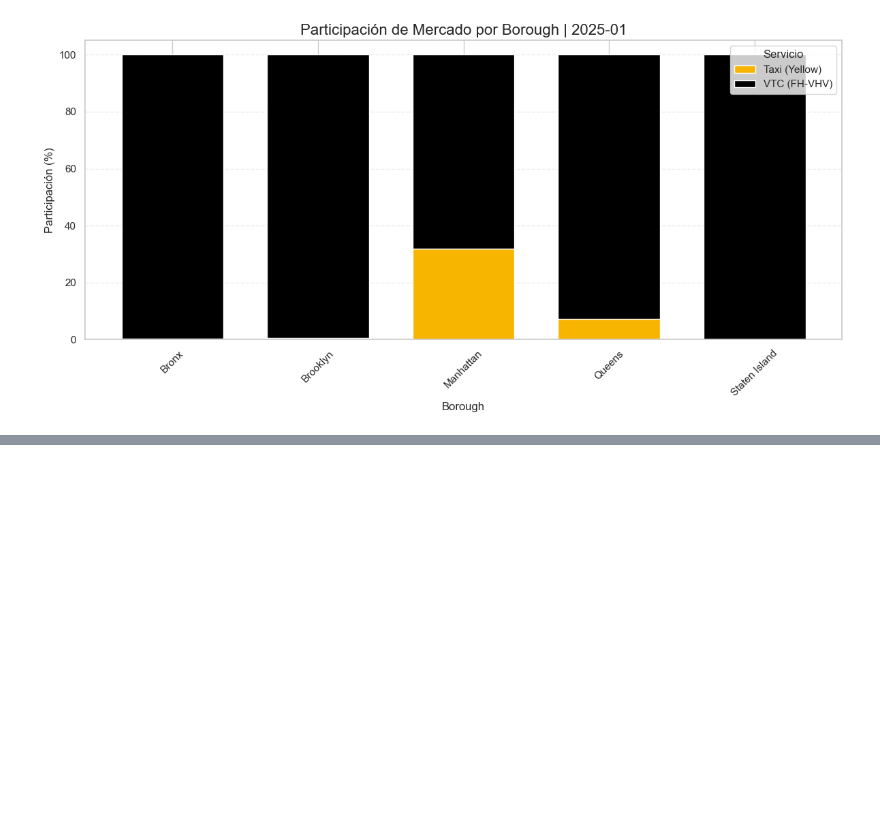
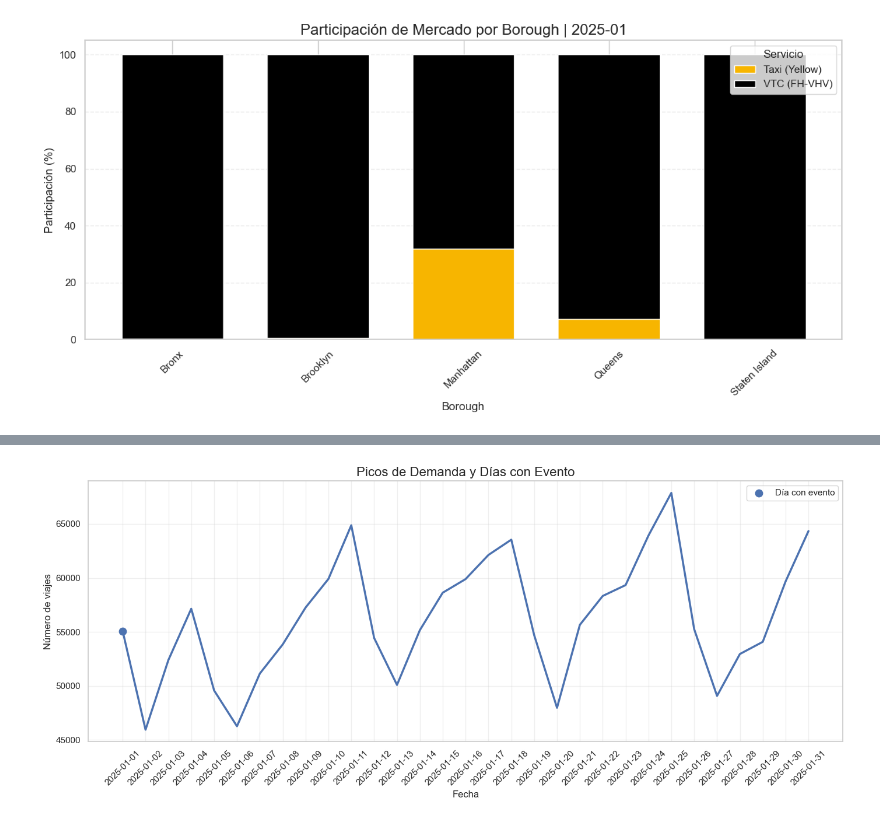
Before and after one commit to carmengranadosv/PD2-conducIA, a Jupyter notebook: src/analysis/1_data_analysis.ipynb, the cells around one changed output, grey strips where cells are left out. Cells and saved outputs as stored; diff of their text form; code cells hidden in the pictures; blank space fills up the shorter version.

```diff
--- a/src/analysis/1_data_analysis.ipynb
+++ b/src/analysis/1_data_analysis.ipynb
@@ -986,0 +1035,60 @@ else:
+# %%
+# --- EVENTOS MAYORES | TIMELINE DE DEMANDA DIARIA ---
+df_event = df.copy()
+df_event['fecha'] = df_event['fecha_inicio'].dt.date
+
+# Crear rango completo del mes
+fecha_inicio_mes = pd.to_datetime(f"{ANIO_ANALISIS}-{MES_ANALISIS}-01")
+fecha_fin_mes = fecha_inicio_mes + pd.offsets.MonthEnd(0)
+
+rango_fechas = pd.date_range(start=fecha_inicio_mes, end=fecha_fin_mes)
+
+# demanda diaria total
+demanda_diaria = (
+    df_event
+    .groupby('fecha')
+    .size()
+    .reset_index(name='viajes')
+)
+
+# detectar si ese día hubo evento (si hay_evento está por viaje)
+eventos_por_dia = (
+    df_event
+    .groupby('fecha')['hay_evento']
+    .any()
+    .reset_index(name='hubo_evento')
+)
+
+timeline = demanda_diaria.merge(eventos_por_dia, on='fecha', how='left').fillna(False)
+timeline['fecha'] = pd.to_datetime(timeline['fecha'])
+
+plt.figure(figsize=(14, 6))
+
+# Línea general de demanda
+sns.lineplot(
+    data=timeline,
+    x='fecha',
+    y='viajes',
+    linewidth=2.5
+)
+
+# Marcar días con evento
+timeline_event = timeline[timeline['hubo_evento'] == True]
+plt.scatter(
+    timeline_event['fecha'],
+    timeline_event['viajes'],
+    s=80,
+    marker='o',
+    label='Día con evento'
+)
+
+plt.title("Picos de Demanda y Días con Evento", fontsize=16)
+plt.xlabel("Fecha")
+plt.ylabel("Número de viajes")
+plt.xticks(rango_fechas, rotation=45)
+plt.grid(alpha=0.3)
+plt.legend()
+plt.tight_layout()
+plt.show()
+# %% [output]
+[figure, added]
```
Also changed, not shown: parts of 6 cells of this notebook.
